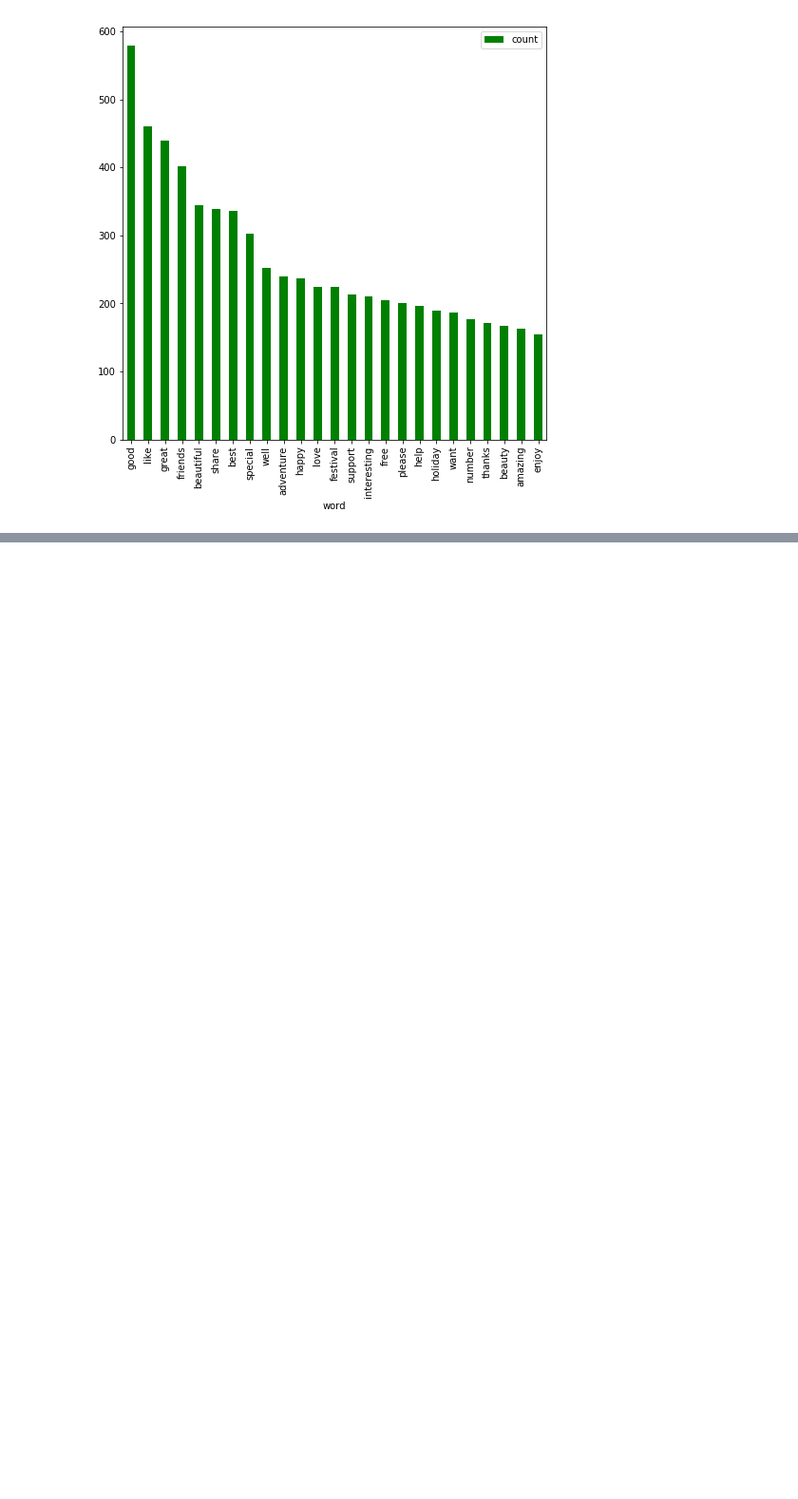
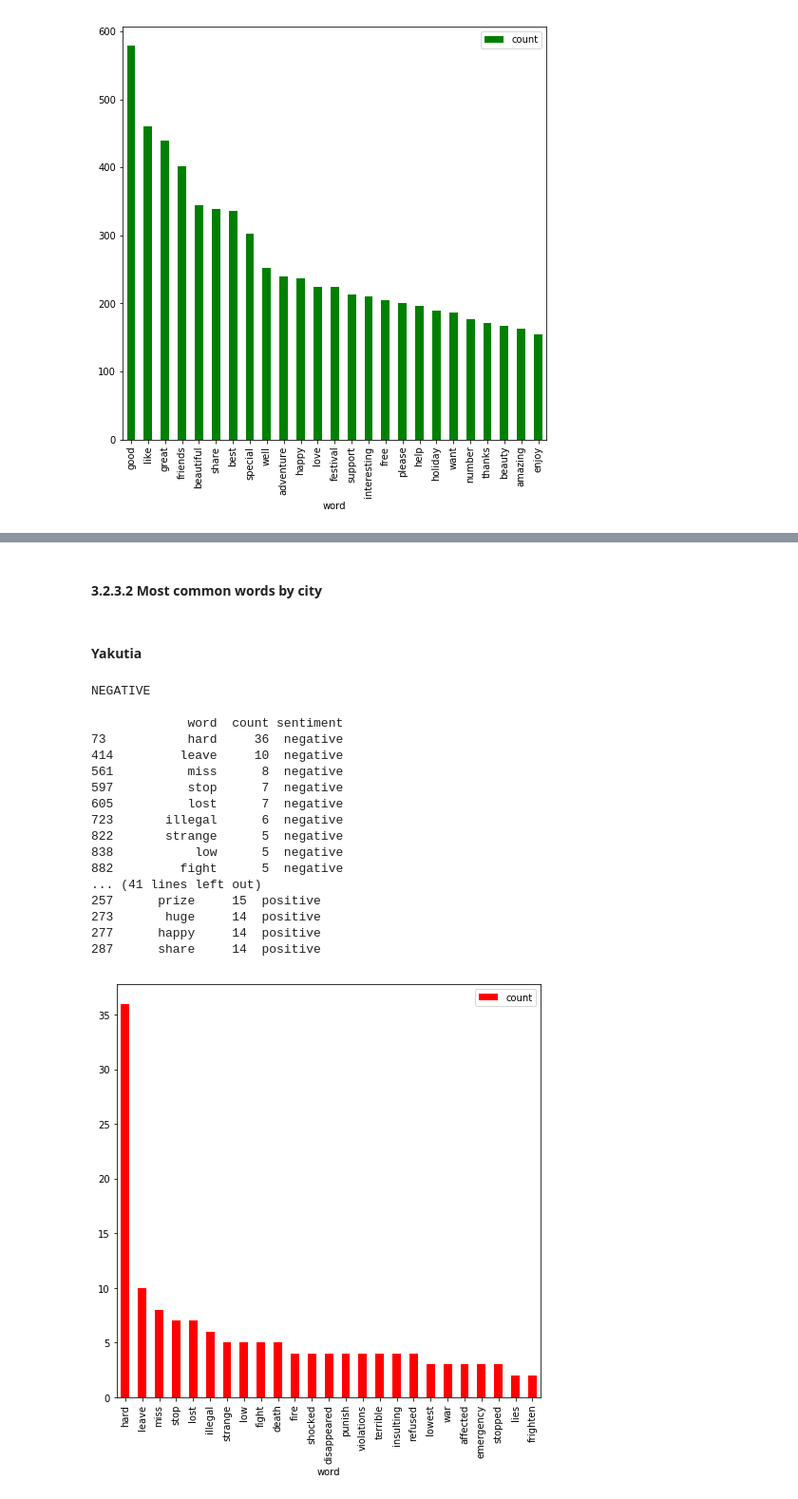
Before and after one commit to dbulgakov/ML-Russia-Tourism, a Jupyter notebook: Tourism analysis.ipynb, the cells around one changed output, grey strips where cells are left out. Shown at 95% size. Cells and saved outputs as stored; diff of their text form; code cells hidden in the pictures; blank space fills up the shorter version.

Commit message:
added sentiments by city

```diff
--- a/Tourism analysis.ipynb
+++ b/Tourism analysis.ipynb
@@ -429,8 +447,8 @@ negative.plot.bar(x='word', y='count', figsize=(8, 8), color='red')
 # %% [markdown]
 Positive
 # %%
-negative = counted_words_sent[counted_words_sent['sentiment'] == 'positive'].head(25)
-negative.plot.bar(x='word', y='count', figsize=(8, 8), color='green')
+positive = counted_words_sent[counted_words_sent['sentiment'] == 'positive'].head(25)
+positive.plot.bar(x='word', y='count', figsize=(8, 8), color='green')
 # %% [output]
 <matplotlib.axes._subplots.AxesSubplot at 0x...>
 [figure]
@@ -436,0 +475,52 @@ negative.plot.bar(x='word', y='count', figsize=(8, 8), color='green')
+# %% [markdown]
+#### 3.2.3.2 Most common words by city
+# %%
+def filter_by_city(data_df, city):
+    return data_tmp[data_df['message'].str.contains(city)==True]
+# %%
+def plot_city(data_df, city):
+    data = data_df.copy()
+    filteted = filter_by_city(data, city)
+    words = nltk.word_tokenize(''.join(filteted['message'].values))
+    counted_words = pd.DataFrame(Counter(words).most_common(), columns=['word', 'count'])
+    sentiments = []
+
+    counted_words['word'].apply(lambda x: sentiments.append(sid.polarity_scores((x))));
+    counted_words['word_tmp'] = sentiments
+    counted_words['sentiment'] = get_message_sentiment(counted_words['word_tmp'])
+    counted_words = counted_words.drop(['word_tmp'], axis=1)
+
+    negative = counted_words[counted_words['sentiment'] == 'negative'].head(25)
+    negative.plot.bar(x='word', y='count', figsize=(8, 8), color='red')
+
+    print('NEGATIVE\n')
+    print(negative)
+
+    positive = counted_words[counted_words['sentiment'] == 'positive'].head(25)
+    positive.plot.bar(x='word', y='count', figsize=(8, 8), color='green')
+
+    print('\nPOSITIVE\n')
+    print(positive)
+# %% [markdown]
+#### Yakutia
+# %%
+plot_city(data, 'yakutia')
+# %% [output]
+NEGATIVE
+
+             word  count sentiment
+73           hard     36  negative
+414         leave     10  negative
+561          miss      8  negative
+597          stop      7  negative
+605          lost      7  negative
+723       illegal      6  negative
+822       strange      5  negative
+838           low      5  negative
+882         fight      5  negative
+... (41 lines left out)
+257      prize     15  positive
+273       huge     14  positive
+277      happy     14  positive
+287      share     14  positive
+[figure, added]
```
Also changed, not shown: parts of 15 cells of this notebook.
